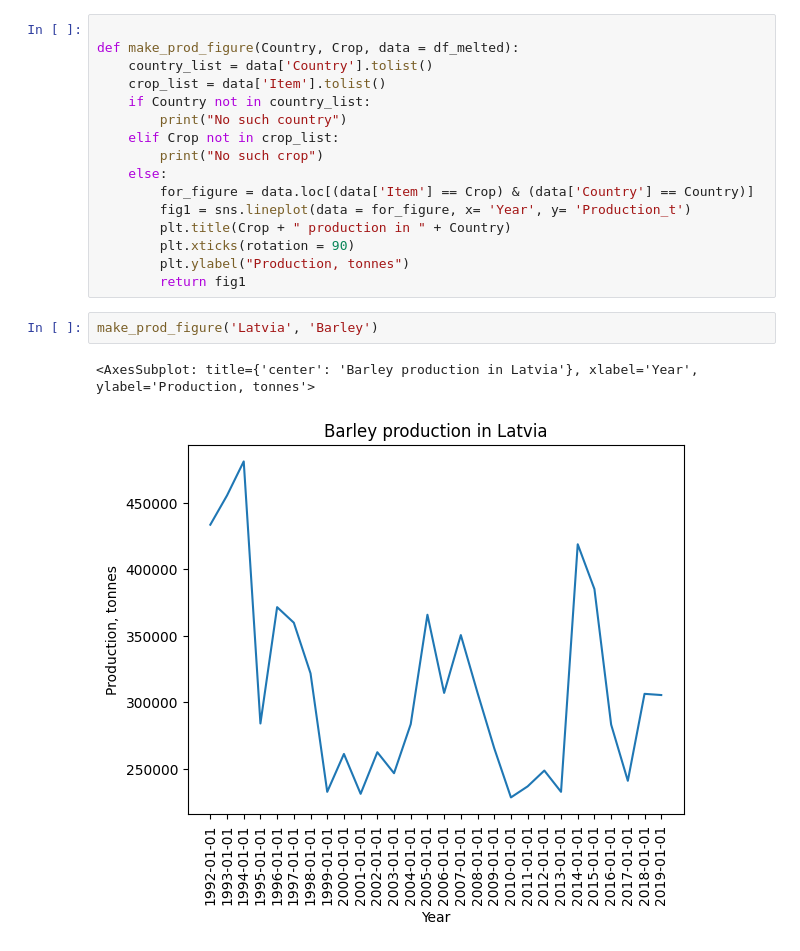
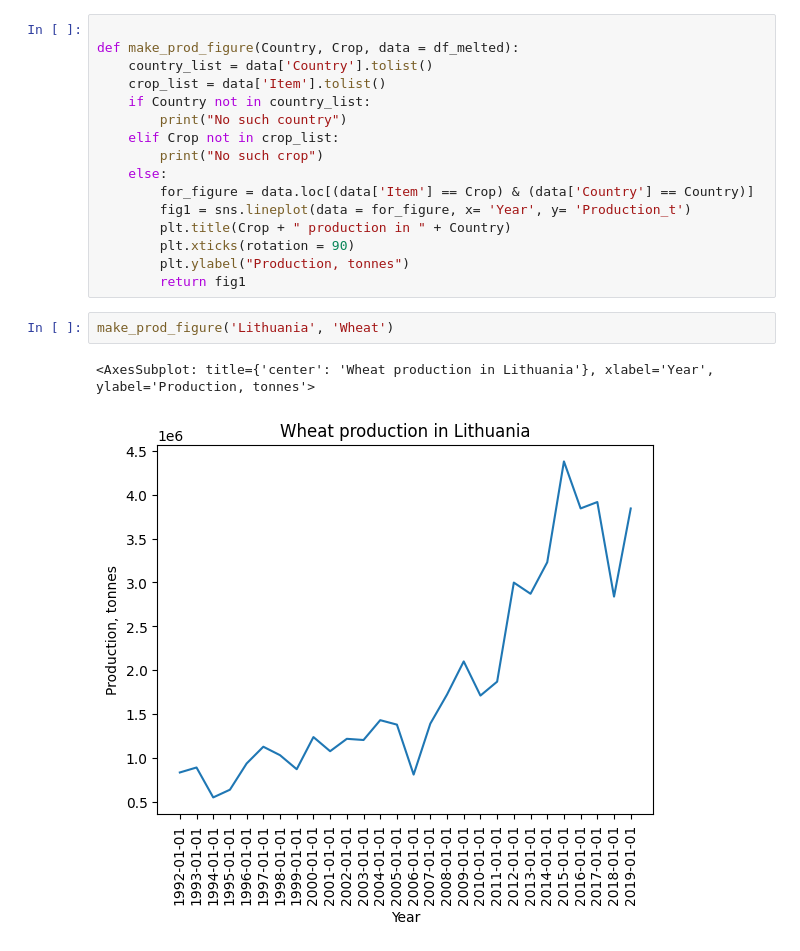
Before and after one commit to Grazina-S/Final-project, a Jupyter notebook: Graphs.ipynb, the cells around one changed output. Cells and saved outputs as stored; diff of their text form.

```diff
--- a/Graphs.ipynb
+++ b/Graphs.ipynb
@@ -113,8 +113,8 @@ def make_prod_figure(Country, Crop, data = df_melted):
         plt.xticks(rotation = 90)
         plt.ylabel("Production, tonnes")
         return fig1
-# %%
-make_prod_figure('Latvia', 'Barley')
-# %% [output]
-<AxesSubplot: title={'center': 'Barley production in Latvia'}, xlabel='Year', ylabel='Production, tonnes'>
-[figure, removed]
+# %%
+make_prod_figure('Lithuania', 'Wheat')
+# %% [output]
+<AxesSubplot: title={'center': 'Wheat production in Lithuania'}, xlabel='Year', ylabel='Production, tonnes'>
+[figure, added]
```
Also changed, not shown: parts of 6 cells of this notebook.
